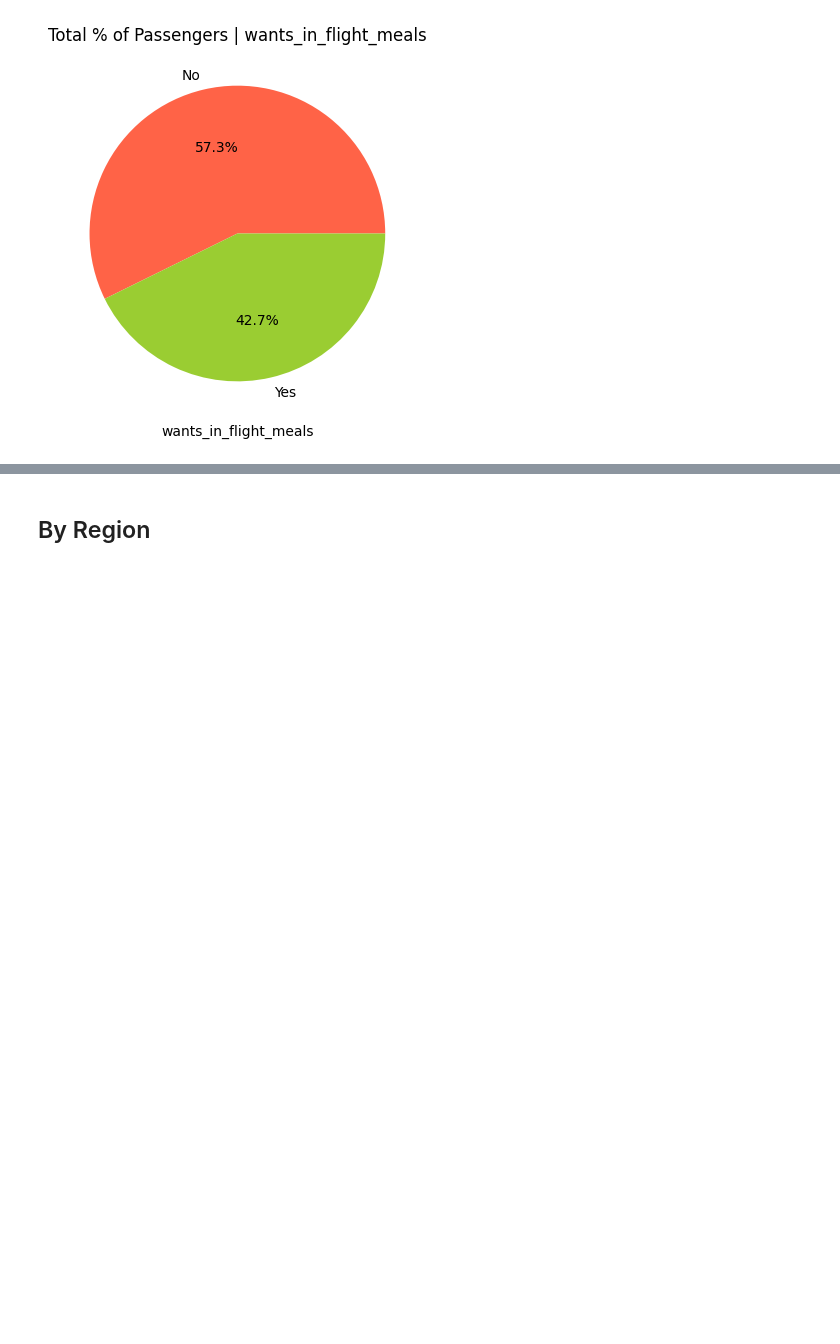
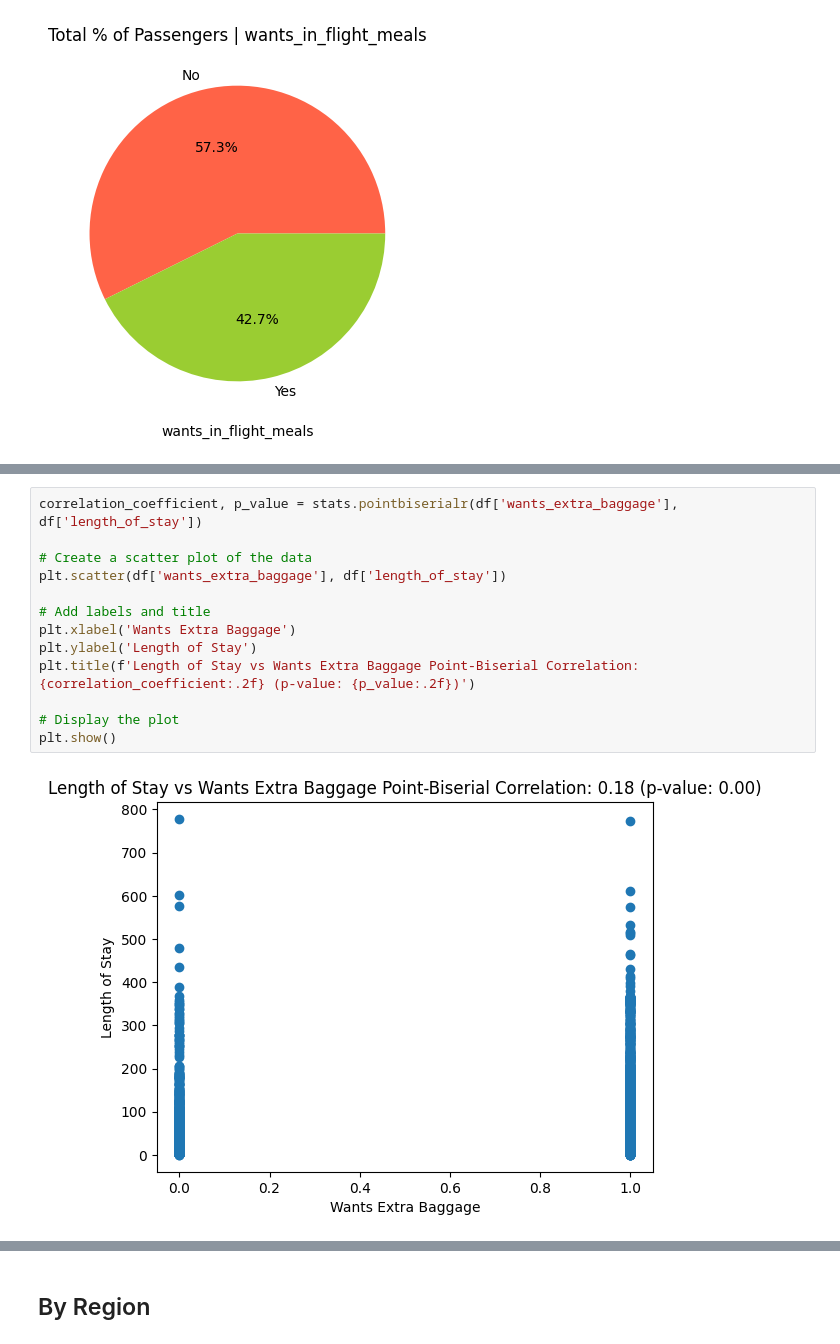
Before and after one commit to qichsia/python, a Jupyter notebook: final_proj/02_data_analysis.ipynb, the cells around one changed output, grey strips where cells are left out. Drawn from its saved outputs; the diff is of its cells as text; blank space fills up the shorter version.

```diff
--- a/final_proj/02_data_analysis.ipynb
+++ b/final_proj/02_data_analysis.ipynb
@@ -331,0 +367,15 @@ plt.show()
+# %%
+correlation_coefficient, p_value = stats.pointbiserialr(df['wants_extra_baggage'], df['length_of_stay'])
+
+# Create a scatter plot of the data
+plt.scatter(df['wants_extra_baggage'], df['length_of_stay'])
+
+# Add labels and title
+plt.xlabel('Wants Extra Baggage')
+plt.ylabel('Length of Stay')
+plt.title(f'Length of Stay vs Wants Extra Baggage Point-Biserial Correlation: {correlation_coefficient:.2f} (p-value: {p_value:.2f})')
+
+# Display the plot
+plt.show()
+# %% [output]
+[figure, added]
```
Also changed, not shown: parts of 18 cells of this notebook.
